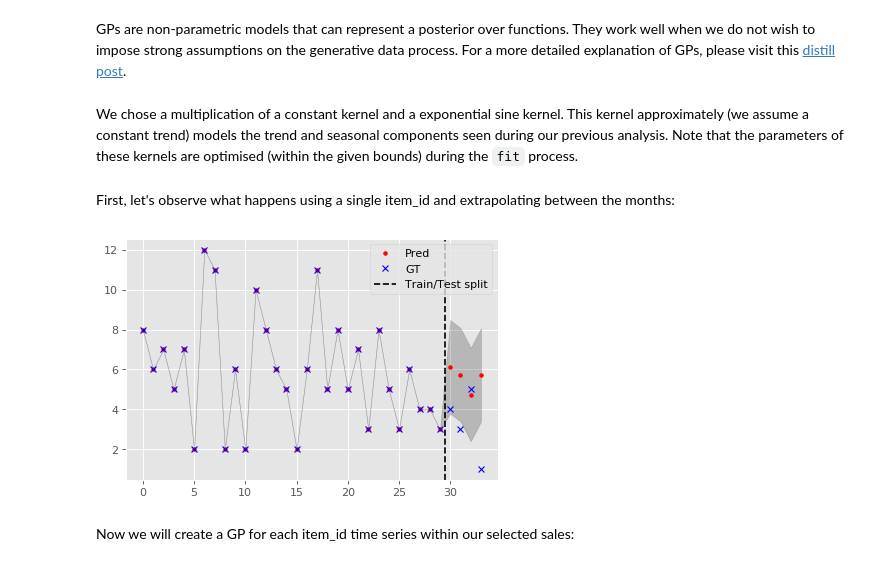
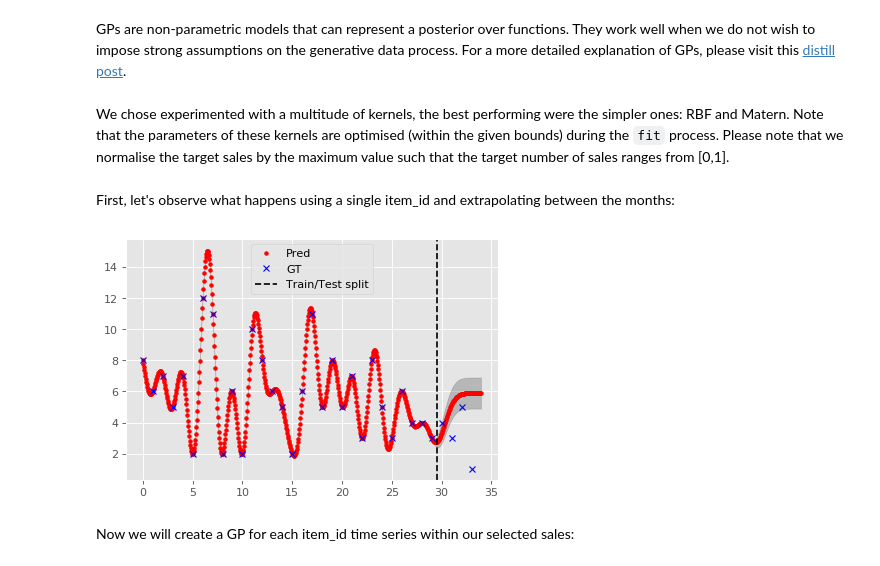
Before and after one commit to eduardohenriquearnold/eduardohenriquearnold.github.io, a Jupyter notebook: static/notebooks/timeseriesforecast.ipynb, the cells around one changed output. Drawn from its saved outputs; the diff is of its cells as text; code cells hidden in the pictures.

```diff
--- a/static/notebooks/timeseriesforecast.ipynb
+++ b/static/notebooks/timeseriesforecast.ipynb
@@ -161,33 +178,34 @@ Firstly, we train the models on each product time series up to month 30. Then, w
 ### Gaussian Processes
 # %% [markdown]
 GPs are non-parametric models that can represent a posterior over functions. They work well when we do not wish to impose strong assumptions on the generative data process. For a more detailed explanation of GPs, please visit this [distill post](https://distill.pub/2019/visual-exploration-gaussian-processes/).
-# %% [markdown]
-We chose a multiplication of a constant kernel and a exponential sine kernel. This kernel approximately (we assume a constant trend) models the trend and seasonal components seen during our previous analysis. Note that the parameters of these kernels are optimised (within the given bounds) during the `fit` process.
+# %% [markdown]
+We chose experimented with a multitude of kernels, the best performing were the simpler ones: RBF and Matern. Note that the parameters of these kernels are optimised (within the given bounds) during the `fit` process. Please note that we normalise the target sales by the maximum value such that the target number of sales ranges from [0,1].
 # %% [markdown]
 First, let's observe what happens using a single item_id and extrapolating between the months:
 # %%
 from sklearn.gaussian_process import GaussianProcessRegressor
 from sklearn.gaussian_process.kernels import WhiteKernel, RBF, Matern, ExpSineSquared, ConstantKernel
+
+kernel = RBF()
+gp = GaussianProcessRegressor(kernel = kernel, n_restarts_optimizer=2, alpha = 1e-5, normalize_y=True)
 # %%
 item_id = 53
+X = np.arange(0,34,0.05).reshape(-1,1)
 Y = selected_sales['sold'][item_id].values.reshape(-1,1)
+ymax = Y.max()
 
-kernel = ConstantKernel(constant_value_bounds=[1e-2, 1e2]) * ExpSineSquared(periodicity_bounds=[1,13])
-gp = GaussianProcessRegressor(kernel = kernel, n_restarts_optimizer=2, alpha = 1e-5, normalize_y=True)
-gp.fit(np.arange(30).reshape(-1,1), Y[:30])
-
-X = np.arange(34).reshape(-1,1)
+gp.fit(np.arange(30).reshape(-1,1), Y[:30]/ymax)
 Y_pred, Y_pred_std = gp.predict(X, return_std=True)
-Y_pred = Y_pred.reshape(-1)
+Y_pred = Y_pred.reshape(-1)*ymax
 
 fig=plt.figure(figsize=(6, 4), dpi= 80, facecolor='w', edgecolor='k')
 plt.plot(X, Y_pred, 'r.', label='Pred')
 plt.fill_between(X.reshape(-1), Y_pred - Y_pred_std, Y_pred + Y_pred_std, alpha=0.2, color='k');
 plt.plot(np.arange(34), Y, 'bx', label='GT')
 plt.axvline(29.5, 0, 1, color='black', ls='--', label='Train/Test split')
 plt.legend();
 # %% [output]
-[figure, old version]
+[figure, new version]
 # %% [markdown]
 Now we will create a GP for each item_id time series within our selected sales:
 # %%
```
Also changed, not shown: parts of 8 cells of this notebook, 12 other files.
